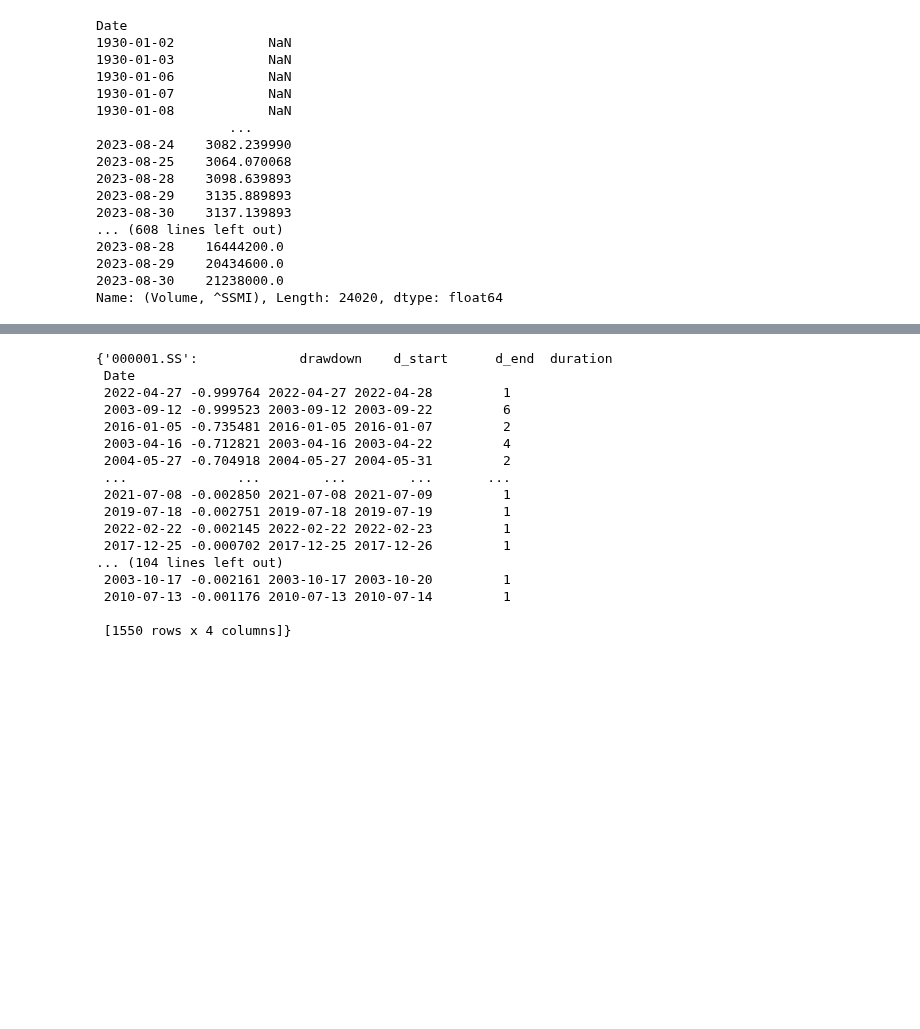
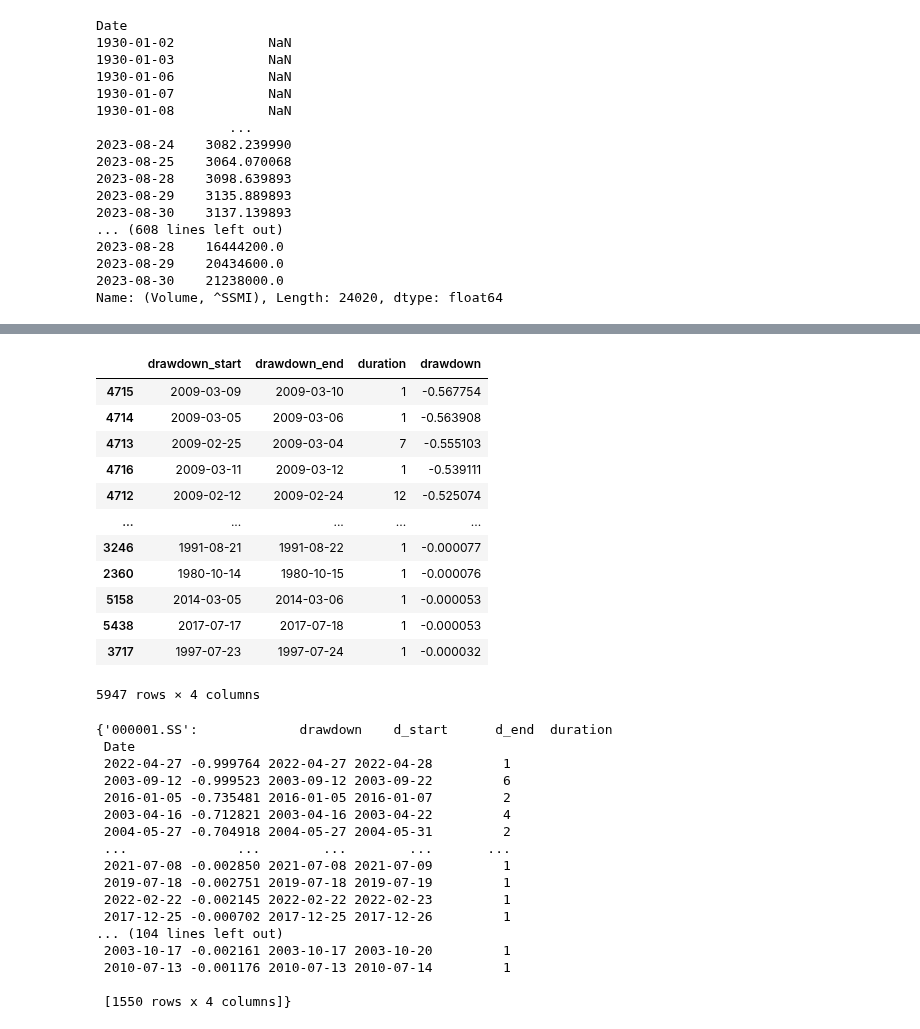
Before and after one commit to nicockt/fyp-2024, a Jupyter notebook: Data Processing.ipynb, the cells around one changed output, grey strips where cells are left out. Drawn from its saved outputs; the diff is of its cells as text; code cells hidden in the pictures; blank space fills up the shorter version.

Commit message:
pre-processing drawdown setup

```diff
--- a/Data Processing.ipynb
+++ b/Data Processing.ipynb
@@ -87 +107,58 @@ Name: (Volume, ^SSMI), Length: 24020, dtype: float64
+# %%
+# M1: TODO - consecutive dates
+drawdowns = []
+dd_start = None
+
+mdd = 0
+for date, drawdown in dd.items():
+    if dd_start is None and drawdown < 0:
+        dd_start = date
+        mdd = drawdown
+    elif dd_start is not None and drawdown <= mdd:
+        mdd = drawdown
+    elif dd_start is not None and drawdown > mdd:
+        dd_end = date
+        duration = (dd_end - dd_start).days
+        drawdowns.append((dd_start, dd_end, duration, mdd))
+        dd_start = None
+        mdd = 0
+# Convert drawdowns list to DataFrame
+drawdowns_df = pd.DataFrame(drawdowns, columns=['drawdown_start', 'drawdown_end', 'duration', 'drawdown'])
+drawdowns_df = drawdowns_df.sort_values(by='drawdown')
+drawdowns_df
+# %%
+# M1: rolling max, inaccurate
+drawdowns = []
+dd_start = None
+mdd = 0
+for date, drawdown in dd.items():
+    if dd_start is None and drawdown < 0:
+        dd_start = date
+        mdd = drawdown
+    elif dd_start is not None and drawdown <= mdd:
+        mdd = drawdown
+    elif dd_start is not None and drawdown > mdd:
+        dd_end = date
+        duration = (dd_end - dd_start).days
+        drawdowns.append((dd_start, dd_end, duration, mdd))
+        dd_start = None
+        mdd = 0
+# Convert drawdowns list to DataFrame
+drawdowns_df = pd.DataFrame(drawdowns, columns=['drawdown_start', 'drawdown_end', 'duration', 'drawdown'])
+drawdowns_df = drawdowns_df.sort_values(by='drawdown')
+drawdowns_df
+# %% [output]
+|  | drawdown_start | drawdown_end | duration | drawdown |
+| 4715 | 2009-03-09 | 2009-03-10 | 1 | -0.567754 |
+| 4714 | 2009-03-05 | 2009-03-06 | 1 | -0.563908 |
+| 4713 | 2009-02-25 | 2009-03-04 | 7 | -0.555103 |
+| 4716 | 2009-03-11 | 2009-03-12 | 1 | -0.539111 |
+| 4712 | 2009-02-12 | 2009-02-24 | 12 | -0.525074 |
+| ... | ... | ... | ... | ... |
+| 3246 | 1991-08-21 | 1991-08-22 | 1 | -0.000077 |
+| 2360 | 1980-10-14 | 1980-10-15 | 1 | -0.000076 |
+| 5158 | 2014-03-05 | 2014-03-06 | 1 | -0.000053 |
+| 5438 | 2017-07-17 | 2017-07-18 | 1 | -0.000053 |
+| 3717 | 1997-07-23 | 1997-07-24 | 1 | -0.000032 |
+5947 rows × 4 columns
 # %%
```
Also changed, not shown: parts of 2 cells of this notebook.
